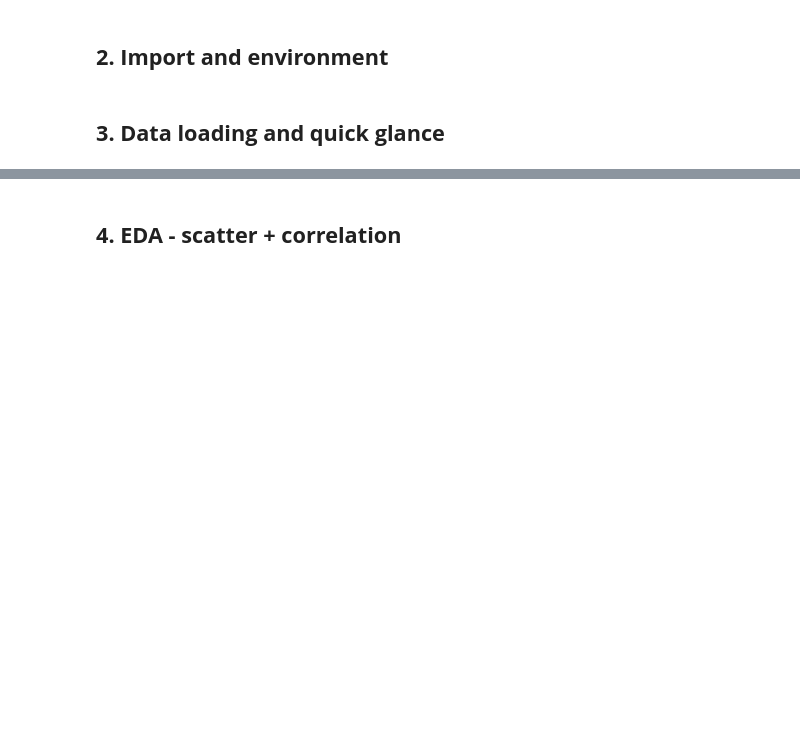
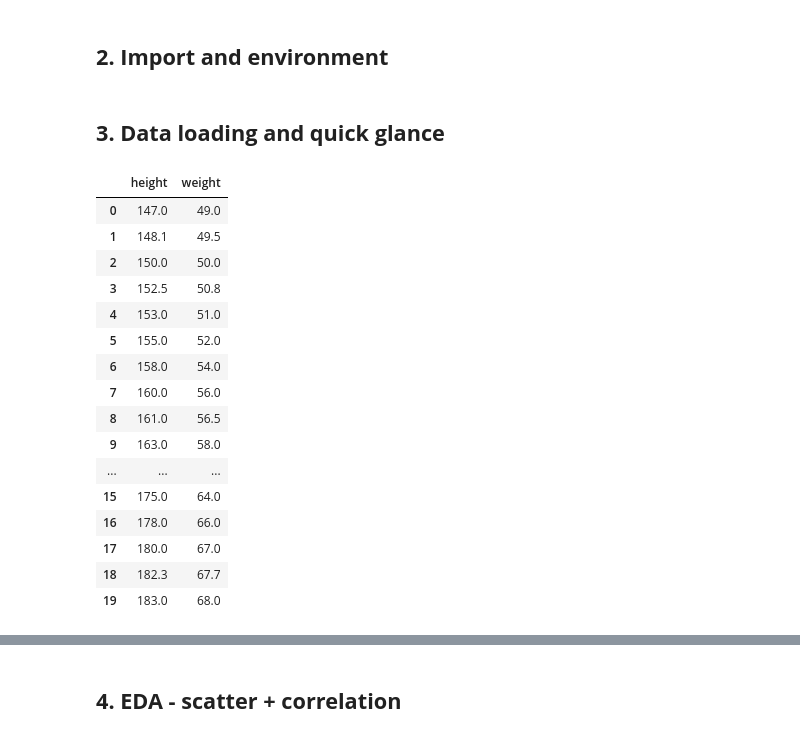
Before and after one commit to VictorNguyenLPN/linear-regression-problems, a Jupyter notebook: weight-prediction/1.weight_prediction.ipynb, the cells around one changed output, grey strips where cells are left out. Cells and saved outputs as stored; diff of their text form; code cells hidden in the pictures; blank space fills up the shorter version.

```diff
--- a/weight-prediction/1.weight_prediction.ipynb
+++ b/weight-prediction/1.weight_prediction.ipynb
@@ -12,2 +20,22 @@
 # %% [markdown]
 ## **3. Data loading and quick glance**
+# %%
+df
+# %% [output]
+|  | height | weight |
+| 0 | 147.0 | 49.0 |
+| 1 | 148.1 | 49.5 |
+| 2 | 150.0 | 50.0 |
+| 3 | 152.5 | 50.8 |
+| 4 | 153.0 | 51.0 |
+| 5 | 155.0 | 52.0 |
+| 6 | 158.0 | 54.0 |
+| 7 | 160.0 | 56.0 |
+| 8 | 161.0 | 56.5 |
+| 9 | 163.0 | 58.0 |
+| ... | ... | ... |
+| 15 | 175.0 | 64.0 |
+| 16 | 178.0 | 66.0 |
+| 17 | 180.0 | 67.0 |
+| 18 | 182.3 | 67.7 |
+| 19 | 183.0 | 68.0 |
```
Also changed, not shown: parts of 16 cells of this notebook.
